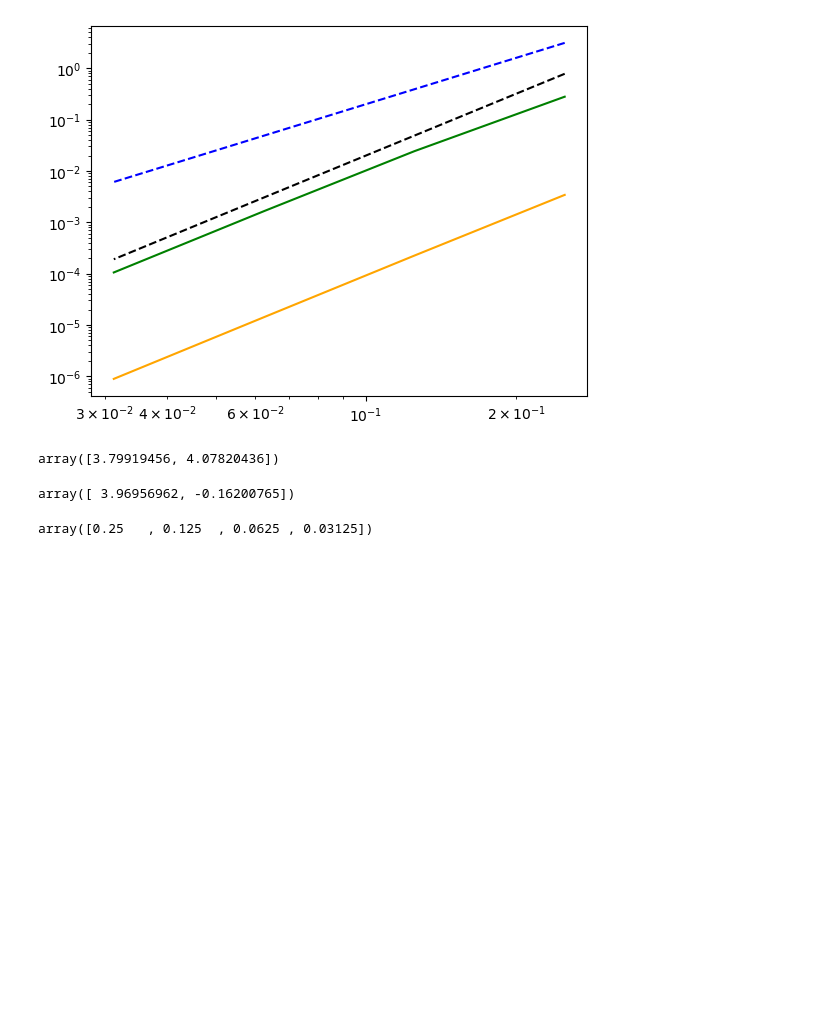
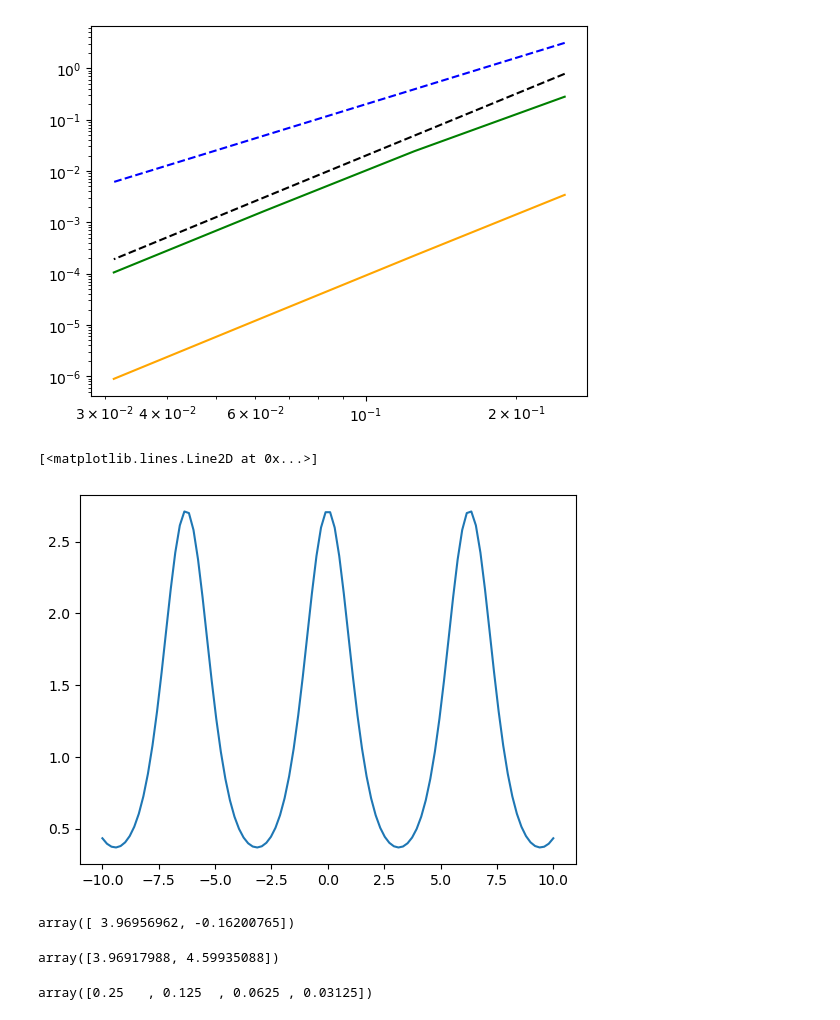
Before and after one commit to Maastrup/02687-SciFi-Computing, a Jupyter notebook: Assignment 1/uge1.ipynb, the cells around one changed output. Saved outputs shown, nothing was run; the diff lists cells and outputs as text; code cells hidden in the pictures; blank space fills up the shorter version.

```diff
--- a/Assignment 1/uge1.ipynb
+++ b/Assignment 1/uge1.ipynb
@@ -75,14 +75,19 @@ plt.loglog(hs,errs2,color="g")
 plt.show()
 # %% [output]
 [figure]
+# %%
+plt.plot(np.linspace(-10,10,100),np.exp(np.cos(np.linspace(-10,10,100))))
+# %% [output]
+[<matplotlib.lines.Line2D at 0x...>]
+[figure, added]
+# %%
+np.polyfit(np.log(hs),np.log(errs),1)
+# %% [output]
+array([ 3.96956962, -0.16200765])
 # %%
-np.polyfit(np.log(hs),np.log(errs2),1)
+np.polyfit(np.log(hs[2:]),np.log(errs2[2:]),1)
 # %% [output]
-array([3.79919456, 4.07820436])
+array([3.96917988, 4.59935088])
-# %%
-np.polyfit(np.log(hs),np.log(errs),1)
-# %% [output]
-array([ 3.96956962, -0.16200765])
 # %%
 hs
 # %% [output]
```
